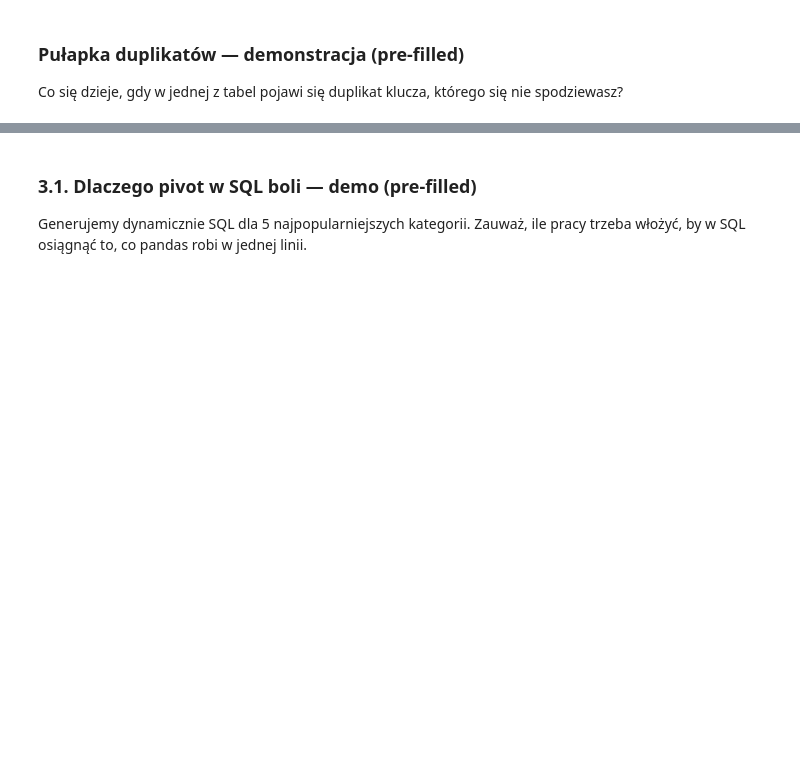
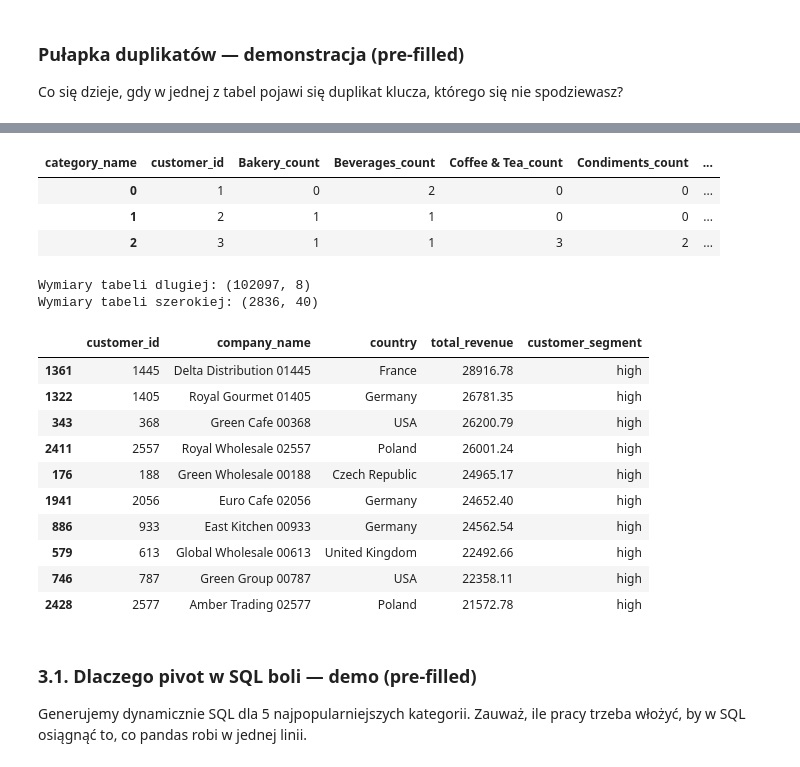
Before and after one commit to closetcaiman/dbids, a Jupyter notebook: labs/lab9/notebooks/notebook.ipynb, the cells around one changed output, grey strips where cells are left out. Cells and saved outputs as stored; diff of their text form; code cells hidden in the pictures; blank space fills up the shorter version.

```diff
--- a/labs/lab9/notebooks/notebook.ipynb
+++ b/labs/lab9/notebooks/notebook.ipynb
@@ -716,44 +862,82 @@ category_revenue_wide.head(3)
 # Analogicznie zbuduj macierz LICZONOSCI pozycji klient x kategoria.
 # Roznica: values="order_id", aggfunc="count", suffix "_count".
 
-category_count_wide = ___  # <- wpisz tu swoja konstrukcje
+category_count_wide = (
+    fact_sales.pivot_table(
+        index="customer_id",
+        columns="category_name",
+        values="order_id",
+        aggfunc="count",
+        fill_value=0,
+    )
+    .add_suffix("_count")
+    .reset_index()
+)
 
 category_count_wide.head(3)
+# %% [output]
+| category_name | customer_id | Bakery_count | Beverages_count | Coffee & Tea_count | Condiments_count | ... |
+| 0 | 1 | 0 | 2 | 0 | 0 | ... |
+| 1 | 2 | 1 | 1 | 0 | 0 | ... |
+| 2 | 3 | 1 | 1 | 3 | 2 | ... |
 # %%
 # UZUPEŁNIJ:
 # Policz BAZOWE KPI klienta - jeden wiersz na klienta:
 #   orders_cnt = nunique order_id
 #   items_cnt = liczba wierszy
 #   total_revenue = suma line_value (zaokraglona do 2 miejsc)
 #   first_order_date = min order_date
 #   last_order_date = max order_date
 # Grupuj po (customer_id, company_name, country, customer_type)
 
-customer_base_features = fact_sales.groupby(___).agg(  # <- UZUPEŁNIJ
-    orders_cnt=___,  # <- UZUPEŁNIJ
-    items_cnt=___,  # <- UZUPEŁNIJ
-    total_revenue=___,  # <- UZUPEŁNIJ
-    first_order_date=___,  # <- UZUPEŁNIJ
-    last_order_date=___,  # <- UZUPEŁNIJ
+customer_base_features = fact_sales.groupby(
+    ["customer_id", "company_name", "country", "customer_type"], as_index=False
+).agg(
+    orders_cnt=("order_id", "nunique"),
+    items_cnt=("order_id", "count"),
+    total_revenue=("line_value", "sum"),
+    first_order_date=("order_date", "min"),
+    last_order_date=("order_date", "max"),
 )
 customer_base_features["total_revenue"] = customer_base_features["total_revenue"].round(
     2
 )
+
 
 # Sklejamy w jedna szeroka tabele cech
 customer_features = customer_base_features.merge(
     category_revenue_wide, on="customer_id", how="left"
 ).merge(category_count_wide, on="customer_id", how="left")
 
+
 # UZUPEŁNIJ: segmentacja po total_revenue na 3 rowne tercyle ("low", "mid", "high")
 # Wskazowka: pd.qcut(seria, q=3, labels=[...])
-customer_features["customer_segment"] = ___  # <- UZUPEŁNIJ
+customer_features["customer_segment"] = pd.qcut(
+    customer_features["total_revenue"],
+    q=3,
+    labels=["low", "mid", "high"],
+)
+
 
 print("Wymiary tabeli dlugiej:", fact_sales.shape)
 print("Wymiary tabeli szerokiej:", customer_features.shape)
 customer_features[
     ["customer_id", "company_name", "country", "total_revenue", "customer_segment"]
 ].sort_values("total_revenue", ascending=False).head(10)
+# %% [output]
+Wymiary tabeli dlugiej: (102097, 8)
+Wymiary tabeli szerokiej: (2836, 40)
+|  | customer_id | company_name | country | total_revenue | customer_segment |
+| 1361 | 1445 | Delta Distribution 01445 | France | 28916.78 | high |
+| 1322 | 1405 | Royal Gourmet 01405 | Germany | 26781.35 | high |
+| 343 | 368 | Green Cafe 00368 | USA | 26200.79 | high |
+| 2411 | 2557 | Royal Wholesale 02557 | Poland | 26001.24 | high |
+| 176 | 188 | Green Wholesale 00188 | Czech Republic | 24965.17 | high |
+| 1941 | 2056 | Euro Cafe 02056 | Germany | 24652.40 | high |
+| 886 | 933 | East Kitchen 00933 | Germany | 24562.54 | high |
+| 579 | 613 | Global Wholesale 00613 | United Kingdom | 22492.66 | high |
+| 746 | 787 | Green Group 00787 | USA | 22358.11 | high |
+| 2428 | 2577 | Amber Trading 02577 | Poland | 21572.78 | high |
 # %% [markdown]
 ### 3.1. Dlaczego pivot w SQL boli — demo (pre-filled)
 
```
Also changed, not shown: parts of 45 cells of this notebook, 1 other file.
